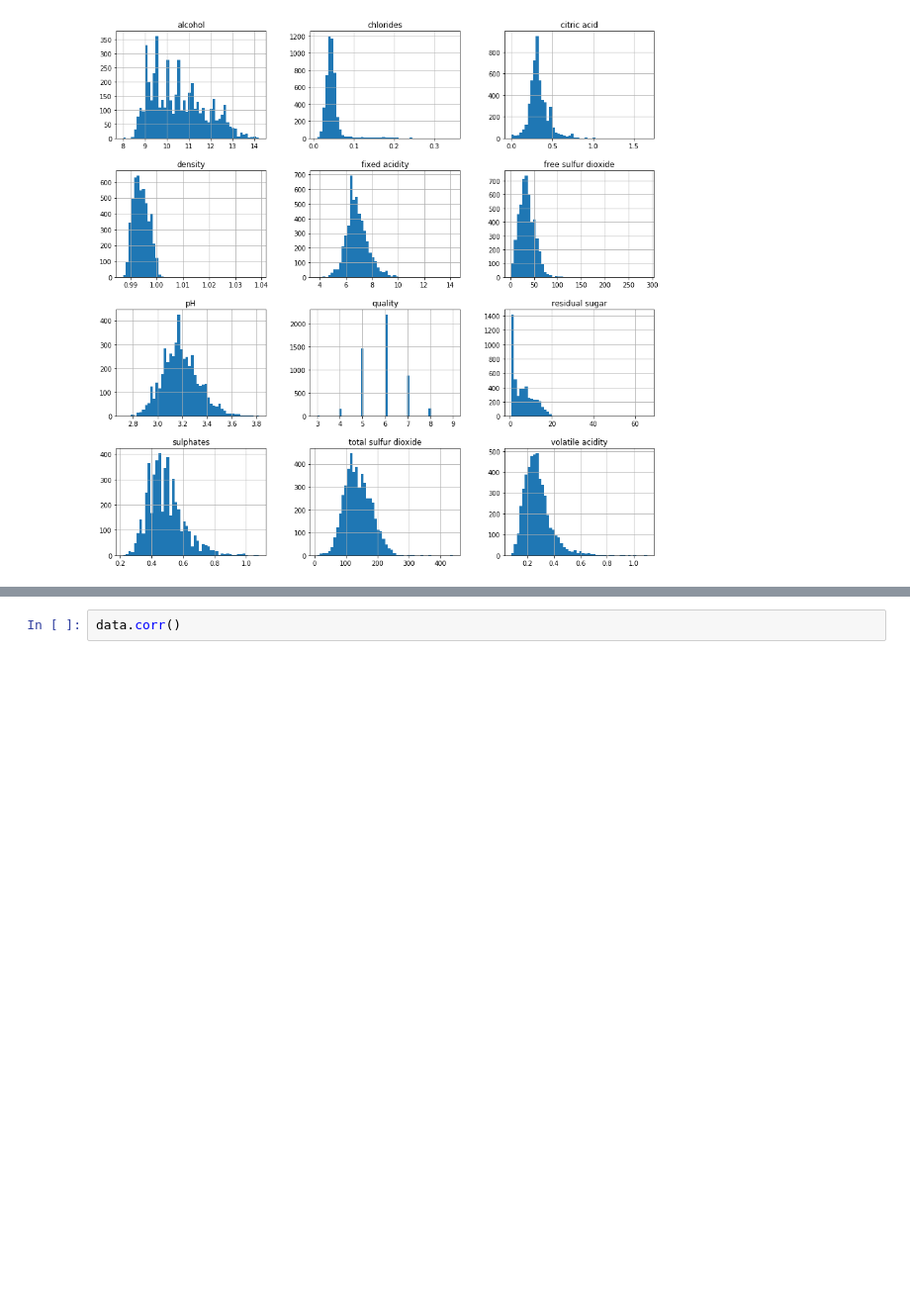
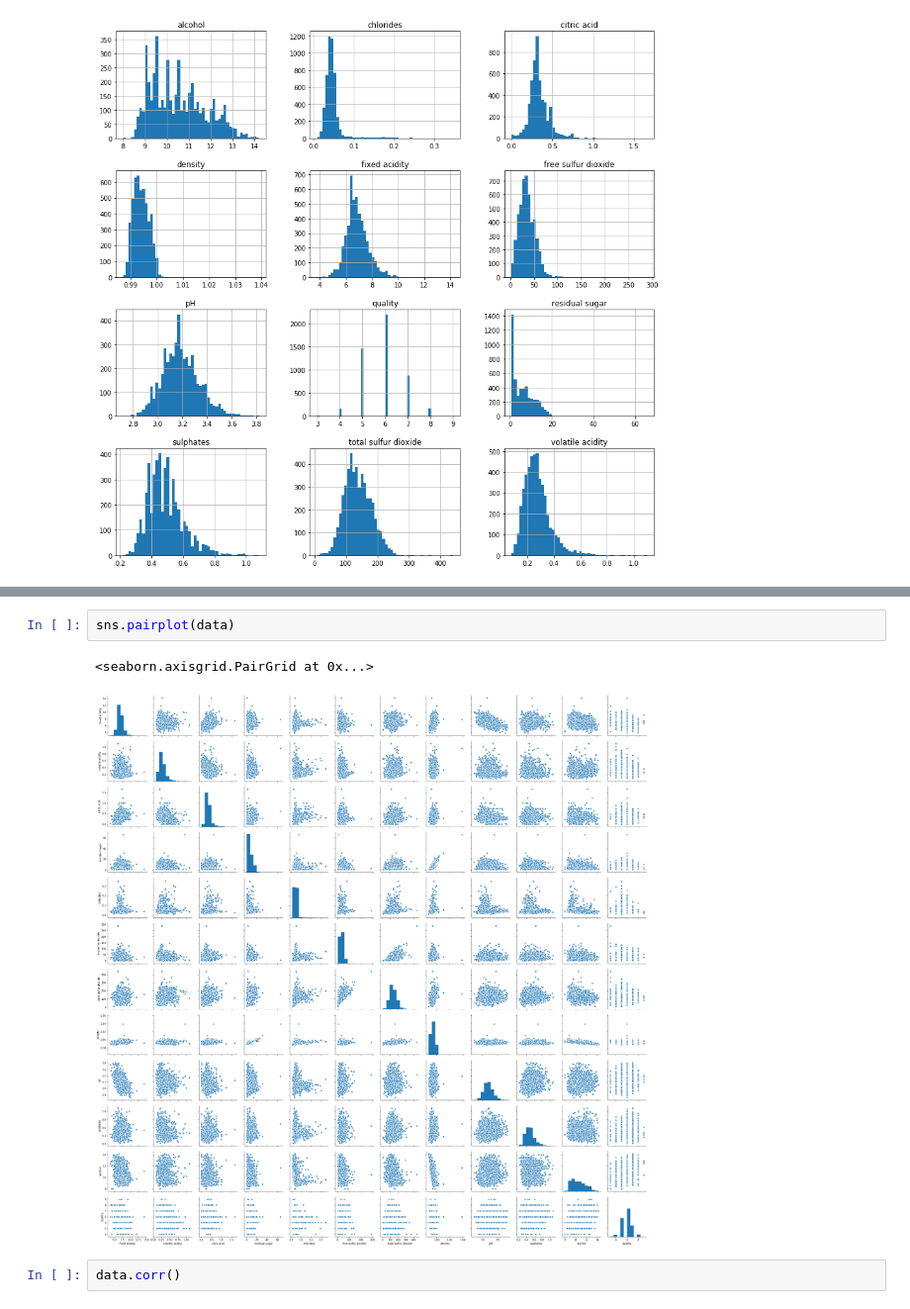
Before and after one commit to ciencia-de-dados-pratica/GEAM, a Jupyter notebook: 002/wine_quality.ipynb, the cells around one changed output, grey strips where cells are left out. Shown at 99% size. Drawn from its saved outputs; the diff is of its cells as text; blank space fills up the shorter version.

```diff
--- a/002/wine_quality.ipynb
+++ b/002/wine_quality.ipynb
@@ -92,3 +141,8 @@ data.hist(figsize=(15,15), bins=50);
+# %%
+sns.pairplot(data)
+# %% [output]
+<seaborn.axisgrid.PairGrid at 0x...>
+[figure, added]
 # %%
 data.corr()
 # %% [output]
```
Also changed, not shown: parts of 13 cells of this notebook.
